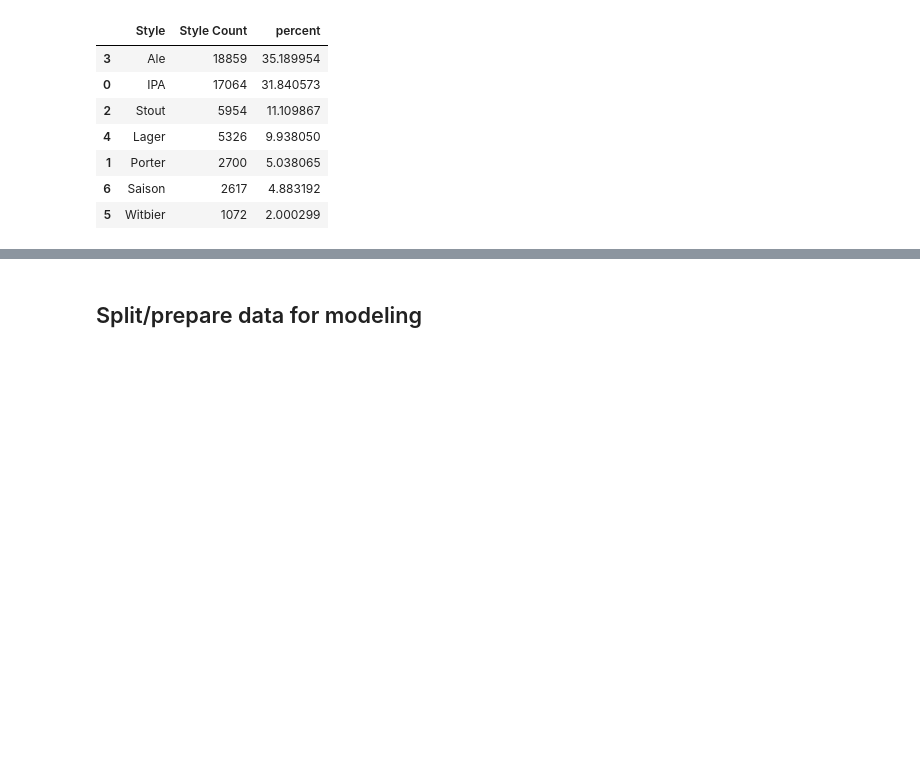
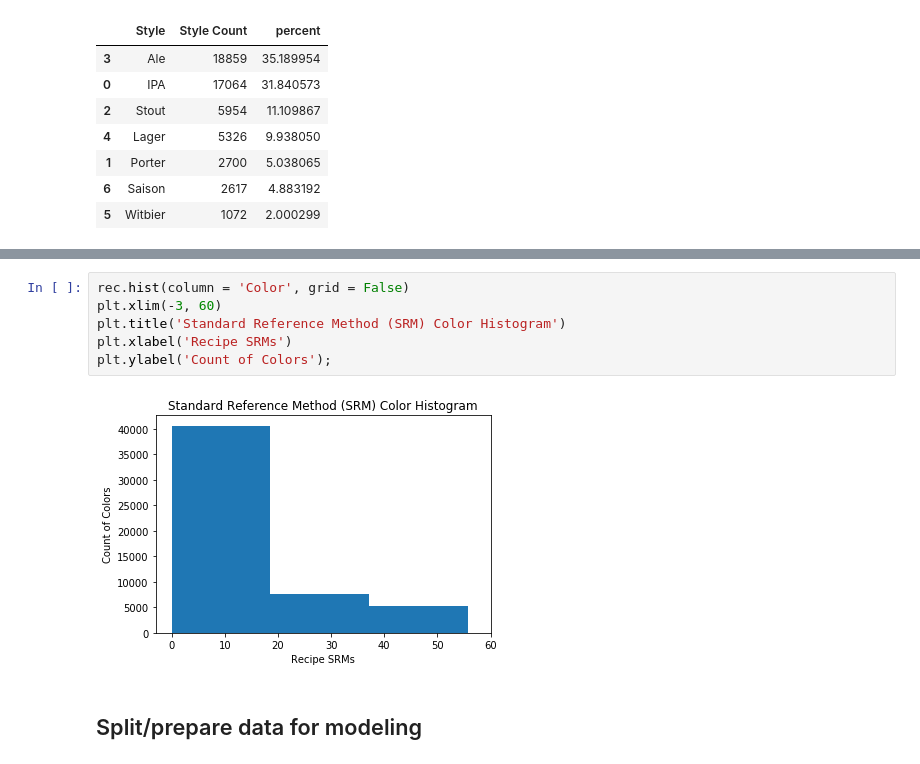
Before and after one commit to jpoles1/Beer-Style-Predictions, a Jupyter notebook: Beer Styles.ipynb, the cells around one changed output, grey strips where cells are left out. Saved outputs shown, nothing was run; the diff lists cells and outputs as text; blank space fills up the shorter version.

```diff
--- a/Beer Styles.ipynb
+++ b/Beer Styles.ipynb
@@ -101,3 +109,11 @@ style_agg
+# %%
+rec.hist(column = 'Color', grid = False)
+plt.xlim(-3, 60)
+plt.title('Standard Reference Method (SRM) Color Histogram')
+plt.xlabel('Recipe SRMs')
+plt.ylabel('Count of Colors');
+# %% [output]
+[figure, added]
 # %% [markdown]
 ## Split/prepare data for modeling
 # %%
```
Also changed, not shown: parts of 1 cell of this notebook.
